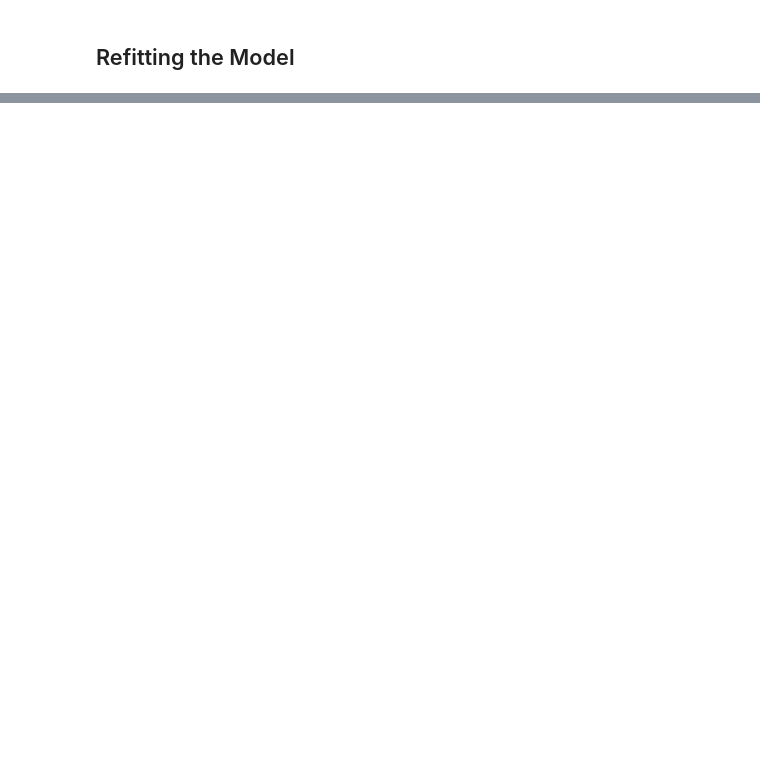
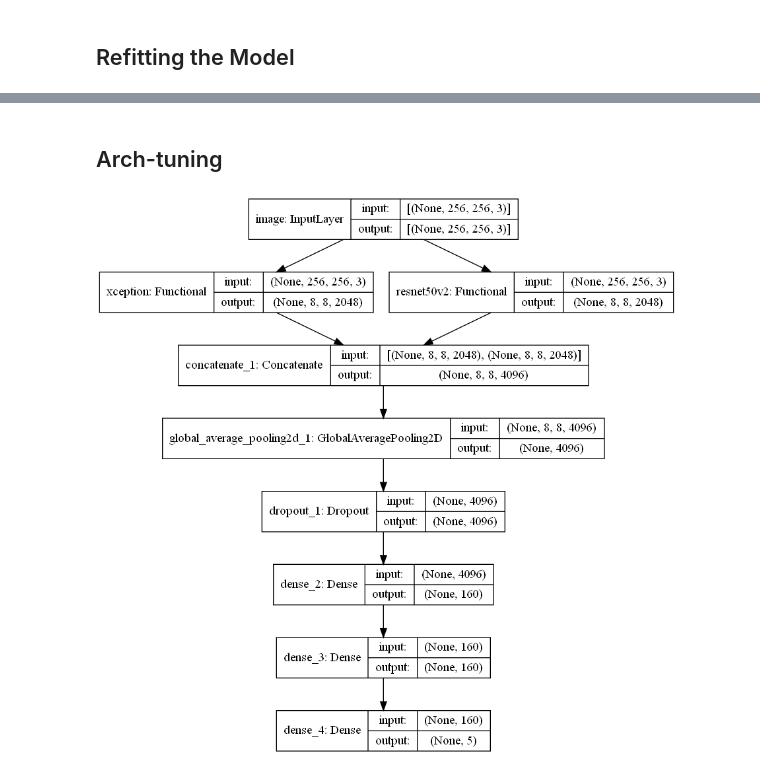
Before and after one commit to fahrezahafiz/CervixNet, a Jupyter notebook: CervixConcat.ipynb, the cells around one changed output, grey strips where cells are left out. Drawn from its saved outputs; the diff is of its cells as text; code cells hidden in the pictures; blank space fills up the shorter version.

```diff
--- a/CervixConcat.ipynb
+++ b/CervixConcat.ipynb
@@ -335,0 +399,30 @@ Refit time: 3:17:49.767954
+# %% [markdown]
+## Arch-tuning
+# %%
+inputs = keras.Input(shape=(IMG_WIDTH, IMG_HEIGHT, 3), name='image')
+xception_features = xception_base(inputs)
+resnet50_features = resnet50_base_partial_frozen(inputs)
+concat_features = layers.concatenate([xception_features, resnet50_features])
+x = layers.GlobalAveragePooling2D()(concat_features)
+x = layers.Dropout(0.4, seed=SEED)(x)
+x = layers.Dense(160, activation='tanh', kernel_regularizer='l2')(x)
+x = layers.Dense(160, activation='tanh', kernel_regularizer='l2')(x)
+out = layers.Dense(NUM_CLASSES, activation='softmax')(x)
+
+concat_model = keras.Model(inputs=inputs, outputs=out, name='CervixNet')
+
+# decaying learning rate
+lr_schedule = keras.optimizers.schedules.ExponentialDecay(
+    initial_learning_rate=1e-3,
+    decay_steps=10000,
+    decay_rate=0.9)
+optimizer = keras.optimizers.Adam(learning_rate=lr_schedule)
+# compile the model
+concat_model.compile(
+    optimizer=optimizer,
+    loss='categorical_crossentropy',
+    metrics=['accuracy'])
+
+keras.utils.plot_model(concat_model, to_file="img/concat_reg_arch.png", show_shapes=True)
+# %% [output]
+[figure, added]
```
Also changed, not shown: parts of 27 cells of this notebook, 12 other files.
